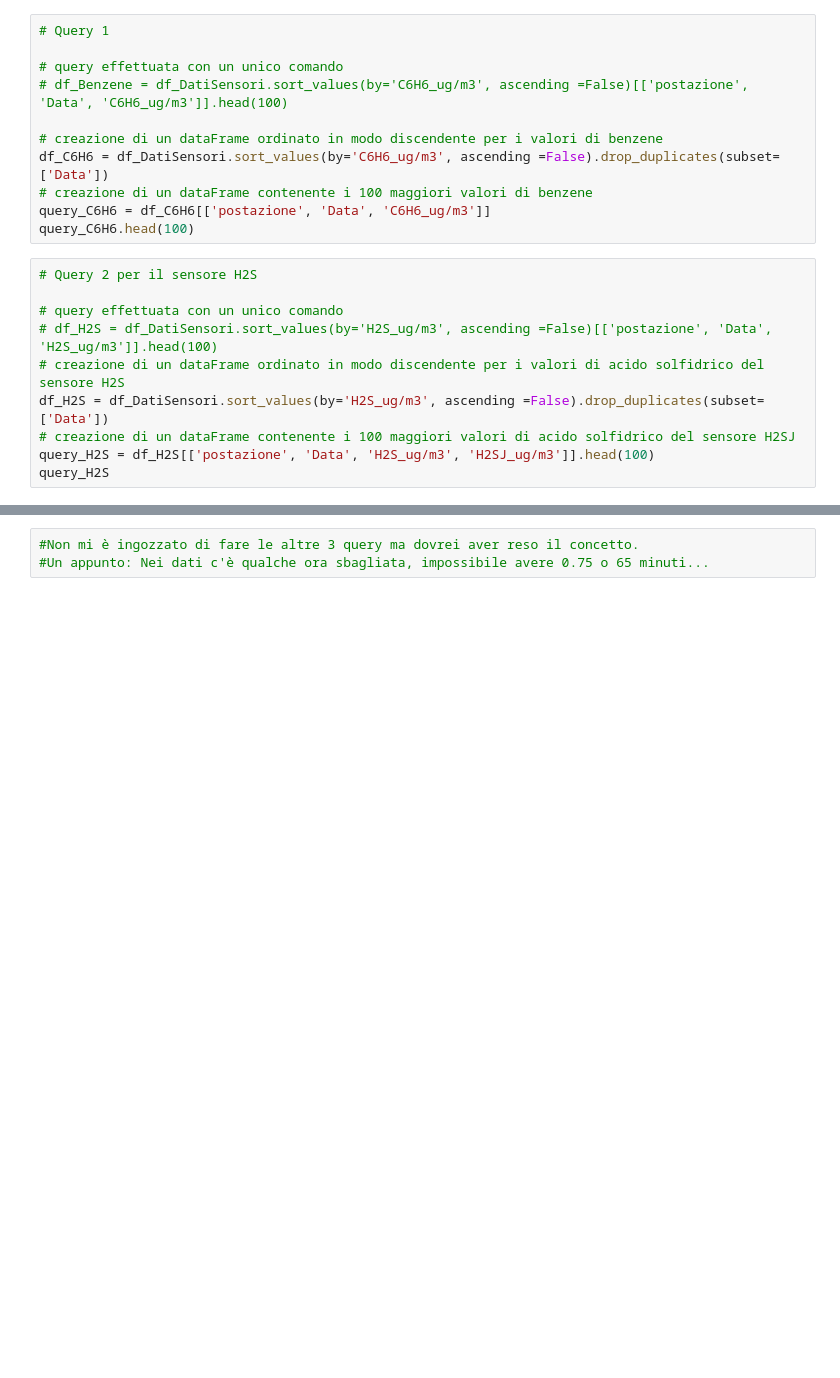
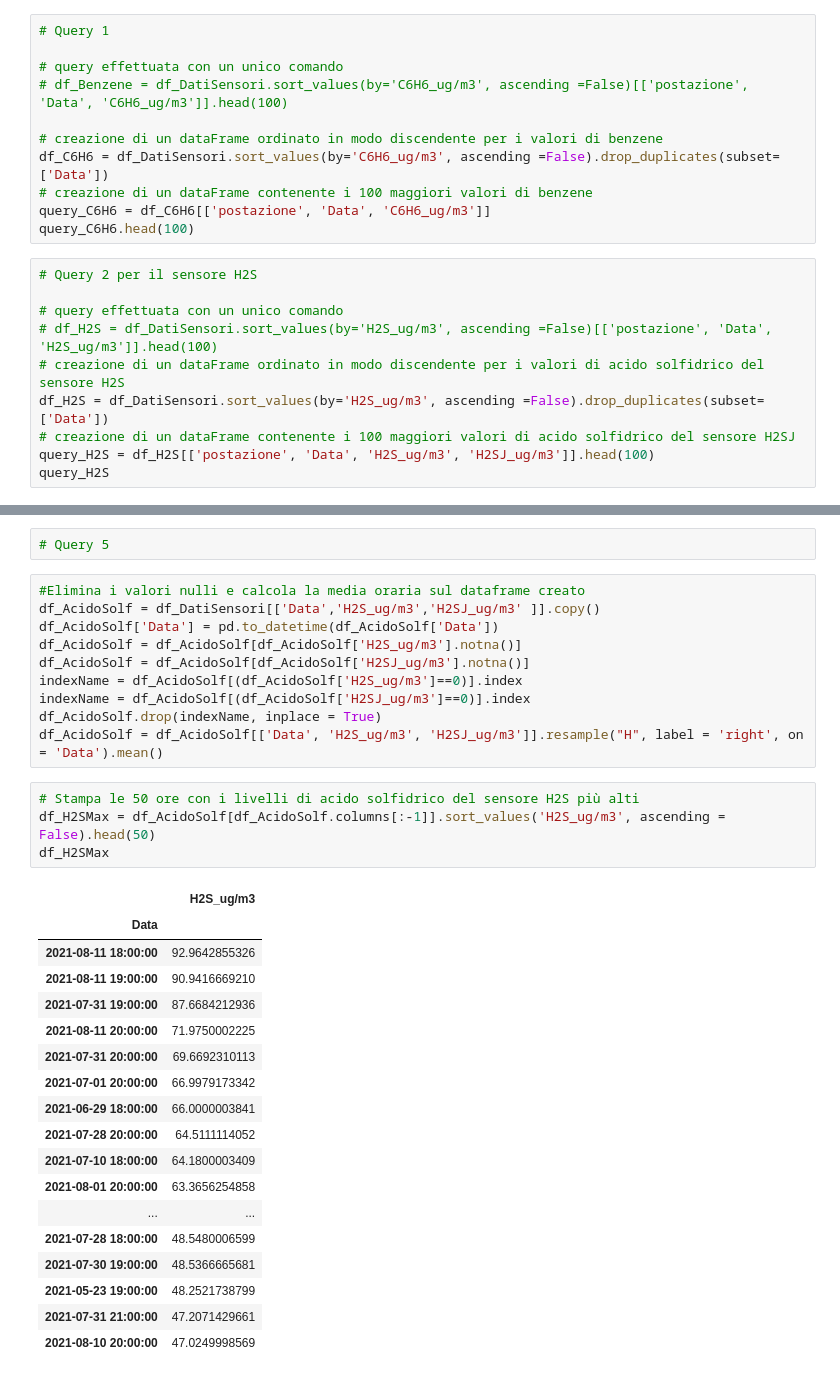
Before and after one commit to CH4nt014/Big-Data-project, a Jupyter notebook: ElaborazioneDati.ipynb, the cells around one changed output, grey strips where cells are left out. Cells and saved outputs as stored; diff of their text form; blank space fills up the shorter version.

```diff
--- a/ElaborazioneDati.ipynb
+++ b/ElaborazioneDati.ipynb
@@ -179,3 +128,35 @@ df_ore[['ora']]
-# %%
-#Non mi è ingozzato di fare le altre 3 query ma dovrei aver reso il concetto.
-#Un appunto: Nei dati c'è qualche ora sbagliata, impossibile avere 0.75 o 65 minuti...
+# %%
+# Query 5
+# %%
+#Elimina i valori nulli e calcola la media oraria sul dataframe creato
+df_AcidoSolf = df_DatiSensori[['Data','H2S_ug/m3','H2SJ_ug/m3' ]].copy()
+df_AcidoSolf['Data'] = pd.to_datetime(df_AcidoSolf['Data'])
+df_AcidoSolf = df_AcidoSolf[df_AcidoSolf['H2S_ug/m3'].notna()]
+df_AcidoSolf = df_AcidoSolf[df_AcidoSolf['H2SJ_ug/m3'].notna()]
+indexName = df_AcidoSolf[(df_AcidoSolf['H2S_ug/m3']==0)].index
+indexName = df_AcidoSolf[(df_AcidoSolf['H2SJ_ug/m3']==0)].index
+df_AcidoSolf.drop(indexName, inplace = True)
+df_AcidoSolf = df_AcidoSolf[['Data', 'H2S_ug/m3', 'H2SJ_ug/m3']].resample("H", label = 'right', on = 'Data').mean()
+# %%
+# Stampa le 50 ore con i livelli di acido solfidrico del sensore H2S più alti
+df_H2SMax = df_AcidoSolf[df_AcidoSolf.columns[:-1]].sort_values('H2S_ug/m3', ascending = False).head(50)
+df_H2SMax
+# %% [output]
+|  | H2S_ug/m3 |
+| Data |  |
+| 2021-08-11 18:00:00 | 92.9642855326 |
+| 2021-08-11 19:00:00 | 90.9416669210 |
+| 2021-07-31 19:00:00 | 87.6684212936 |
+| 2021-08-11 20:00:00 | 71.9750002225 |
+| 2021-07-31 20:00:00 | 69.6692310113 |
+| 2021-07-01 20:00:00 | 66.9979173342 |
+| 2021-06-29 18:00:00 | 66.0000003841 |
+| 2021-07-28 20:00:00 | 64.5111114052 |
+| 2021-07-10 18:00:00 | 64.1800003409 |
+| 2021-08-01 20:00:00 | 63.3656254858 |
+| ... | ... |
+| 2021-07-28 18:00:00 | 48.5480006599 |
+| 2021-07-30 19:00:00 | 48.5366665681 |
+| 2021-05-23 19:00:00 | 48.2521738799 |
+| 2021-07-31 21:00:00 | 47.2071429661 |
+| 2021-08-10 20:00:00 | 47.0249998569 |
```
Also changed, not shown: parts of 20 cells of this notebook.
